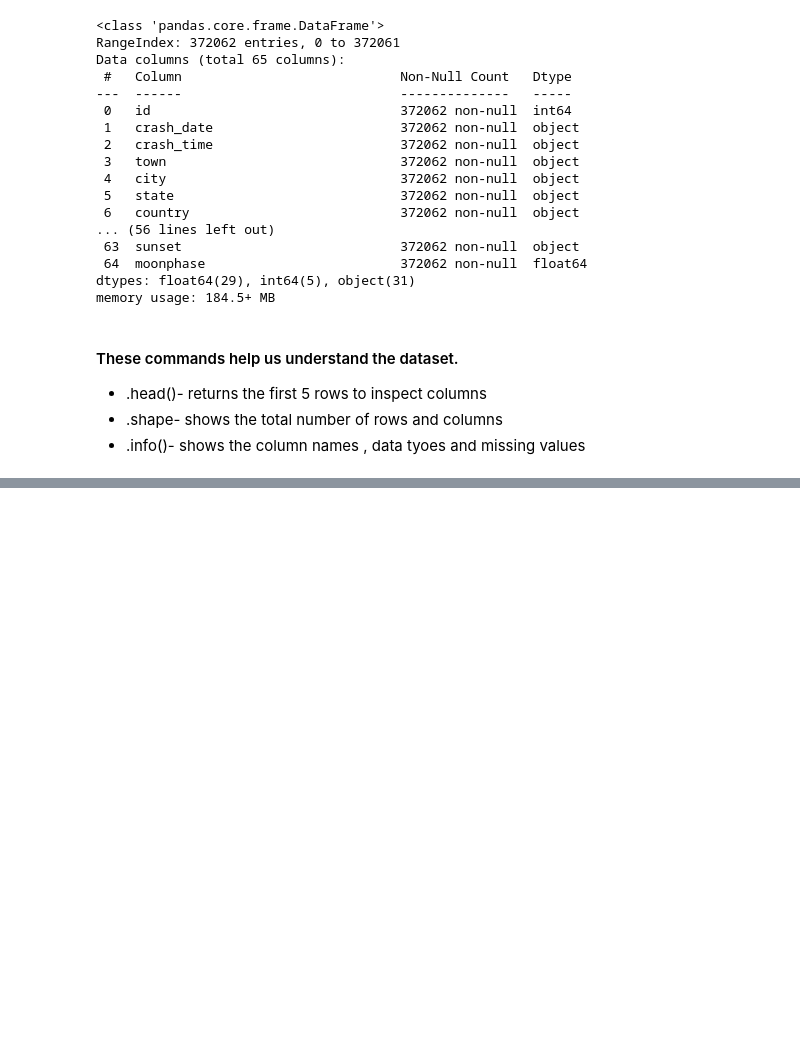
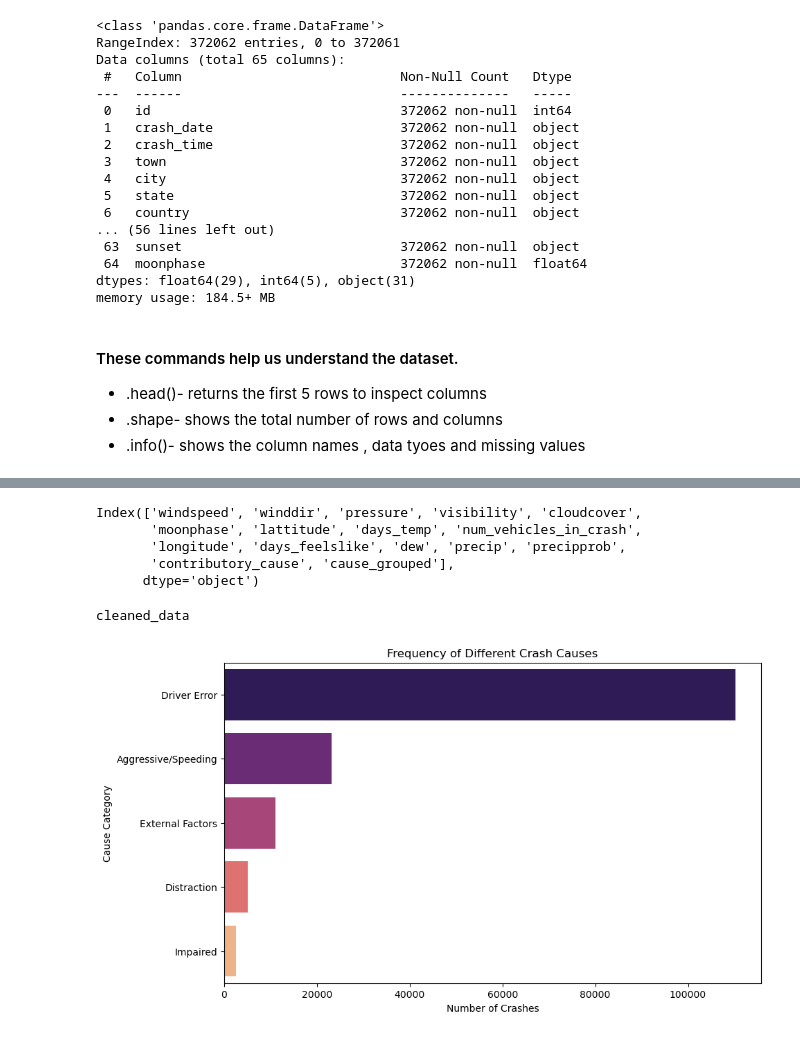
Before and after one commit to Grace-Neema-bit/Chicago-Traffic-Crash-Prediction-and-Analysis, a Jupyter notebook: project.ipynb, the cells around one changed output, grey strips where cells are left out. Drawn from its saved outputs; the diff is of its cells as text; code cells hidden in the pictures; blank space fills up the shorter version.

```diff
--- a/project.ipynb
+++ b/project.ipynb
@@ -171,7 +104,0 @@ for feature in features:
-# %%
-# Encode crash_severity as numeric codes
-df['crash_severity_class'] = df['crash_severity'].astype('category').cat.codes
-
-# Check mapping
-severity_mapping = dict(enumerate(df['crash_severity'].astype('category').cat.categories))
-print("Severity Mapping:", severity_mapping)
@@ -312,0 +230,30 @@ print(X.shape)
+# %%
+df_clean = df[['windspeed', 'winddir', 'pressure', 'visibility', 'cloudcover','moonphase', 'lattitude', 'days_temp', 'num_vehicles_in_crash',
+'longitude', 'days_feelslike','dew', 'precip', 'precipprob', 'contributory_cause']]
+df_clean['cause_grouped'] = df['cause_grouped']
+df_clean.columns
+# %% [output]
+Index(['windspeed', 'winddir', 'pressure', 'visibility', 'cloudcover',
+       'moonphase', 'lattitude', 'days_temp', 'num_vehicles_in_crash',
+       'longitude', 'days_feelslike', 'dew', 'precip', 'precipprob',
+       'contributory_cause', 'cause_grouped'],
+      dtype='object')
+# %%
+cleaned_data=df[['windspeed', 'winddir', 'pressure', 'visibility', 'cloudcover','moonphase', 'lattitude', 'days_temp', 'num_vehicles_in_crash',
+'longitude', 'days_feelslike','dew', 'precip', 'precipprob', 'contributory_cause', 'cause_grouped']]
+cleaned_data.to_csv("cleaned_data.csv", index=False)
+print("cleaned_data")
+# %% [output]
+cleaned_data
+# %%
+plt.figure(figsize=(10, 6))
+# Sort by count so the bar chart is easy to read
+order = df_clean['cause_grouped'].value_counts().index
+
+sns.countplot(data=df_clean, y='cause_grouped', order=order, palette='magma')
+plt.title("Frequency of Different Crash Causes")
+plt.xlabel("Number of Crashes")
+plt.ylabel("Cause Category")
+plt.show()
+# %% [output]
+[figure, added]
```
Also changed, not shown: parts of 118 cells of this notebook, 1 other file.
